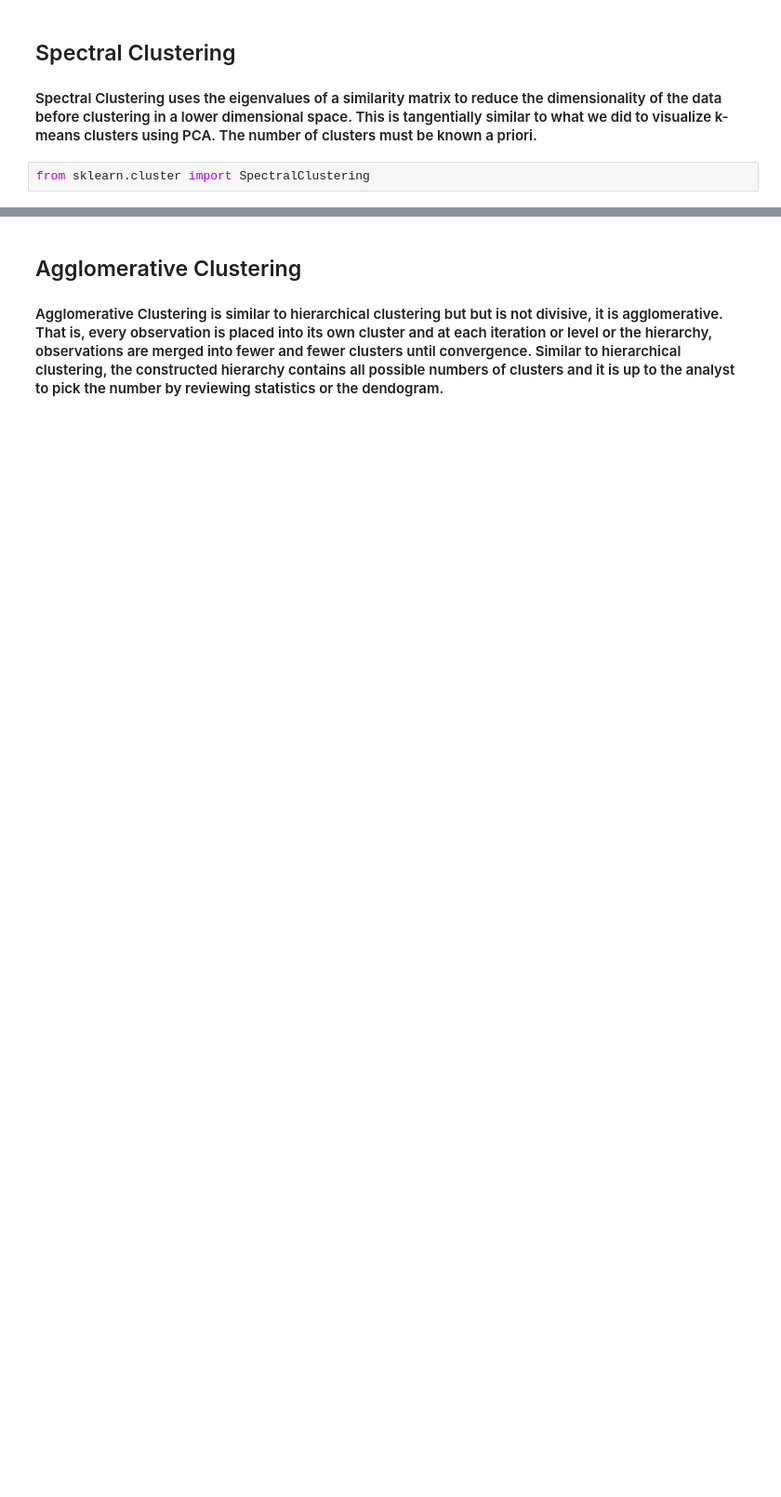
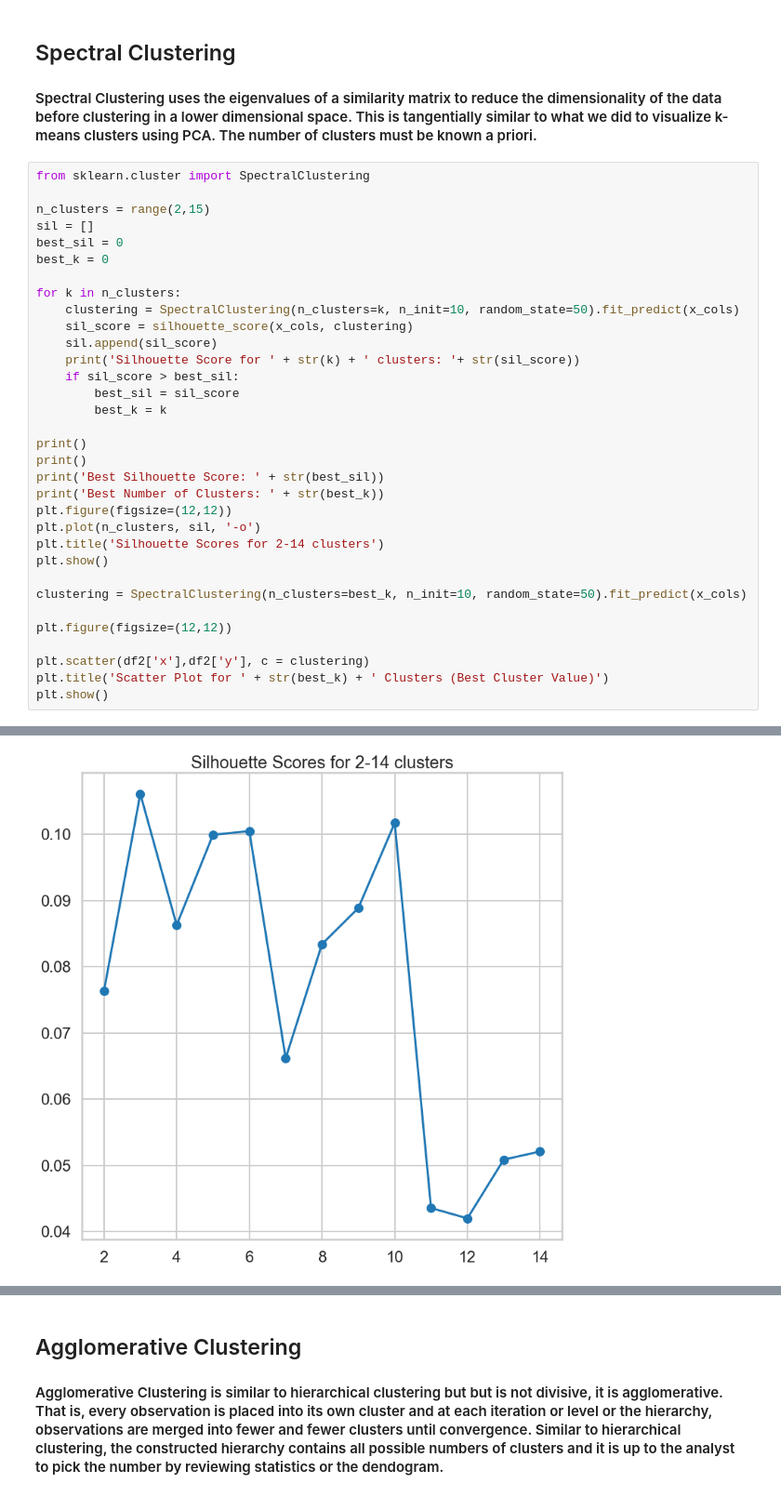
Before and after one commit to brocknosbisch/Springboard_Data_Science, a Jupyter notebook: Mini_Project_Clustering.ipynb, the cells around one changed output, grey strips where cells are left out. Shown at 93% size. Drawn from its saved outputs; the diff is of its cells as text; blank space fills up the shorter version.

```diff
--- a/Mini_Project_Clustering.ipynb
+++ b/Mini_Project_Clustering.ipynb
@@ -699,5 +725,37 @@ array([ 0, 10,  6,  3,  3, 12,  6,  7,  4,  2,  9, 13,  2, 12,  4,  6,  3,
 # %% [markdown]
 ## Spectral Clustering
 #### Spectral Clustering uses the eigenvalues of a similarity matrix to reduce the dimensionality of the data before clustering in a lower dimensional space. This is tangentially similar to what we did to visualize k-means clusters using PCA. The number of clusters must be known a priori.
-# %%
-from sklearn.cluster import SpectralClustering
+# %%
+from sklearn.cluster import SpectralClustering
+
+n_clusters = range(2,15)
+sil = []
+best_sil = 0
+best_k = 0
+
+for k in n_clusters:
+    clustering = SpectralClustering(n_clusters=k, n_init=10, random_state=50).fit_predict(x_cols)
+    sil_score = silhouette_score(x_cols, clustering)
+    sil.append(sil_score)
+    print('Silhouette Score for ' + str(k) + ' clusters: '+ str(sil_score))
+    if sil_score > best_sil:
+        best_sil = sil_score
+        best_k = k
+
+print()
+print()
+print('Best Silhouette Score: ' + str(best_sil))
+print('Best Number of Clusters: ' + str(best_k))
+plt.figure(figsize=(12,12))
+plt.plot(n_clusters, sil, '-o')
+plt.title('Silhouette Scores for 2-14 clusters')
+plt.show()
+
+clustering = SpectralClustering(n_clusters=best_k, n_init=10, random_state=50).fit_predict(x_cols)
+
+plt.figure(figsize=(12,12))
+
+plt.scatter(df2['x'],df2['y'], c = clustering)
+plt.title('Scatter Plot for ' + str(best_k) + ' Clusters (Best Cluster Value)')
+plt.show()
+# %% [output]
@@ -703,0 +779 @@ from sklearn.cluster import SpectralClustering
+[figure, added]
```
Also changed, not shown: parts of 13 cells of this notebook.
